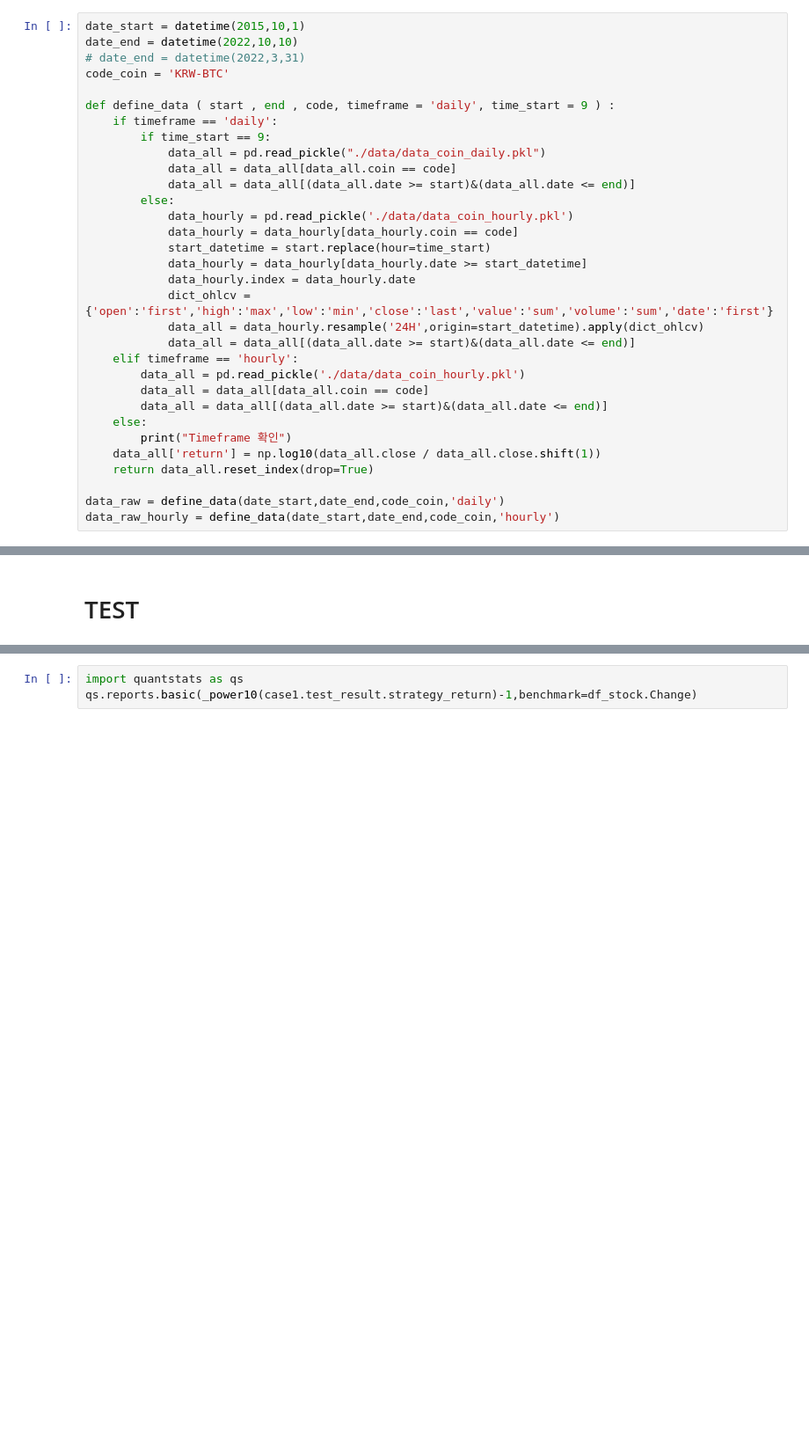
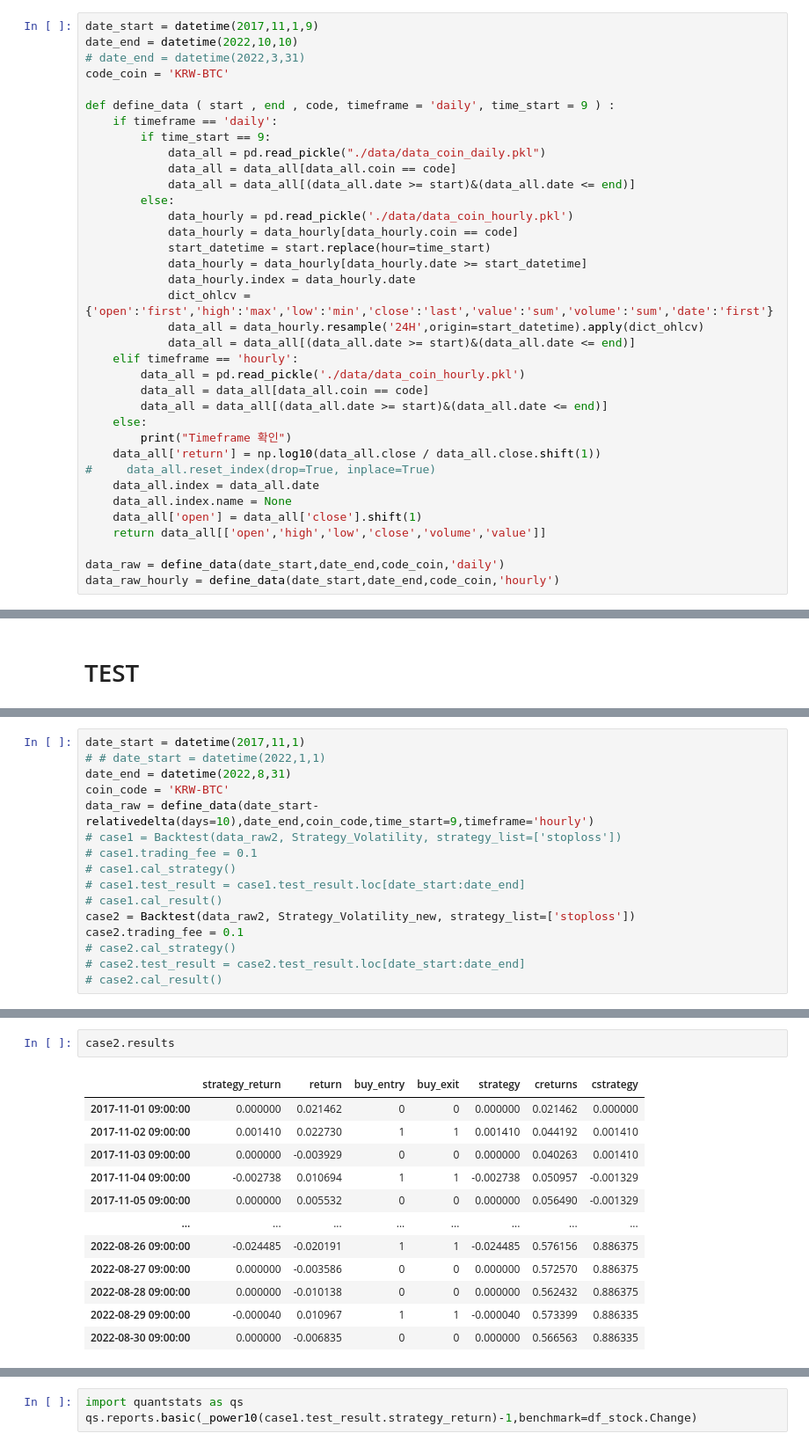
Before and after one commit to malkovich0/trading1, a Jupyter notebook: Backtest/Volatility Breakout.ipynb, the cells around one changed output, grey strips where cells are left out. Shown: that part at 88% size. Cells and saved outputs as stored; diff of their text form; blank space fills up the shorter version.

```diff
--- a/Backtest/Volatility Breakout.ipynb
+++ b/Backtest/Volatility Breakout.ipynb
@@ -283,7 +279,7 @@ def _return_log_result(log_result=None):
 #         print("----------결과분석----------")
         print(f'--------------------\n거래횟수 (상승) : {number_of_trading_allCoin} ( {number_of_trading_positive_allCoin} )\n승률 : {hit_ratio_allCoin:.2f}\n손익비 : {-average_gain_allCoin/average_loss_allCoin:.2f}\n거래 당 기대수익률 (상승/하락) : {expactacy_per_trade_allCoin:.2f} ( {average_gain_allCoin:.2f} / {average_loss_allCoin:.2f} )')
 # %%
-date_start = datetime(2015,10,1)
+date_start = datetime(2017,11,1,9)
 date_end = datetime(2022,10,10)
 # date_end = datetime(2022,3,31)
 code_coin = 'KRW-BTC'
@@ -310,7 +306,11 @@ def define_data ( start , end , code, timeframe = 'daily', time_start = 9 ) :
     else:
         print("Timeframe 확인")
     data_all['return'] = np.log10(data_all.close / data_all.close.shift(1))
-    return data_all.reset_index(drop=True)
+#     data_all.reset_index(drop=True, inplace=True)
+    data_all.index = data_all.date
+    data_all.index.name = None
+    data_all['open'] = data_all['close'].shift(1)
+    return data_all[['open','high','low','close','volume','value']]
 
 data_raw = define_data(date_start,date_end,code_coin,'daily')
 data_raw_hourly = define_data(date_start,date_end,code_coin,'hourly')
@@ -719,0 +645,16 @@ case1.analyze_result_per()
+# %%
+date_start = datetime(2017,11,1)
+# # date_start = datetime(2022,1,1)
+date_end = datetime(2022,8,31)
+coin_code = 'KRW-BTC'
+data_raw = define_data(date_start-relativedelta(days=10),date_end,coin_code,time_start=9,timeframe='hourly')
+# case1 = Backtest(data_raw2, Strategy_Volatility, strategy_list=['stoploss'])
+# case1.trading_fee = 0.1
+# case1.cal_strategy()
+# case1.test_result = case1.test_result.loc[date_start:date_end]
+# case1.cal_result()
+case2 = Backtest(data_raw2, Strategy_Volatility_new, strategy_list=['stoploss'])
+case2.trading_fee = 0.1
+# case2.cal_strategy()
+# case2.test_result = case2.test_result.loc[date_start:date_end]
+# case2.cal_result()
@@ -719,0 +663,15 @@ case1.analyze_result_per()
+# %%
+case2.results
+# %% [output]
+|  | strategy_return | return | buy_entry | buy_exit | strategy | creturns | cstrategy |
+| 2017-11-01 09:00:00 | 0.000000 | 0.021462 | 0 | 0 | 0.000000 | 0.021462 | 0.000000 |
+| 2017-11-02 09:00:00 | 0.001410 | 0.022730 | 1 | 1 | 0.001410 | 0.044192 | 0.001410 |
+| 2017-11-03 09:00:00 | 0.000000 | -0.003929 | 0 | 0 | 0.000000 | 0.040263 | 0.001410 |
+| 2017-11-04 09:00:00 | -0.002738 | 0.010694 | 1 | 1 | -0.002738 | 0.050957 | -0.001329 |
+| 2017-11-05 09:00:00 | 0.000000 | 0.005532 | 0 | 0 | 0.000000 | 0.056490 | -0.001329 |
+| ... | ... | ... | ... | ... | ... | ... | ... |
+| 2022-08-26 09:00:00 | -0.024485 | -0.020191 | 1 | 1 | -0.024485 | 0.576156 | 0.886375 |
+| 2022-08-27 09:00:00 | 0.000000 | -0.003586 | 0 | 0 | 0.000000 | 0.572570 | 0.886375 |
+| 2022-08-28 09:00:00 | 0.000000 | -0.010138 | 0 | 0 | 0.000000 | 0.562432 | 0.886375 |
+| 2022-08-29 09:00:00 | -0.000040 | 0.010967 | 1 | 1 | -0.000040 | 0.573399 | 0.886335 |
+| 2022-08-30 09:00:00 | 0.000000 | -0.006835 | 0 | 0 | 0.000000 | 0.566563 | 0.886335 |
```
Also changed, not shown: parts of 68 cells of this notebook, 11 other files.
